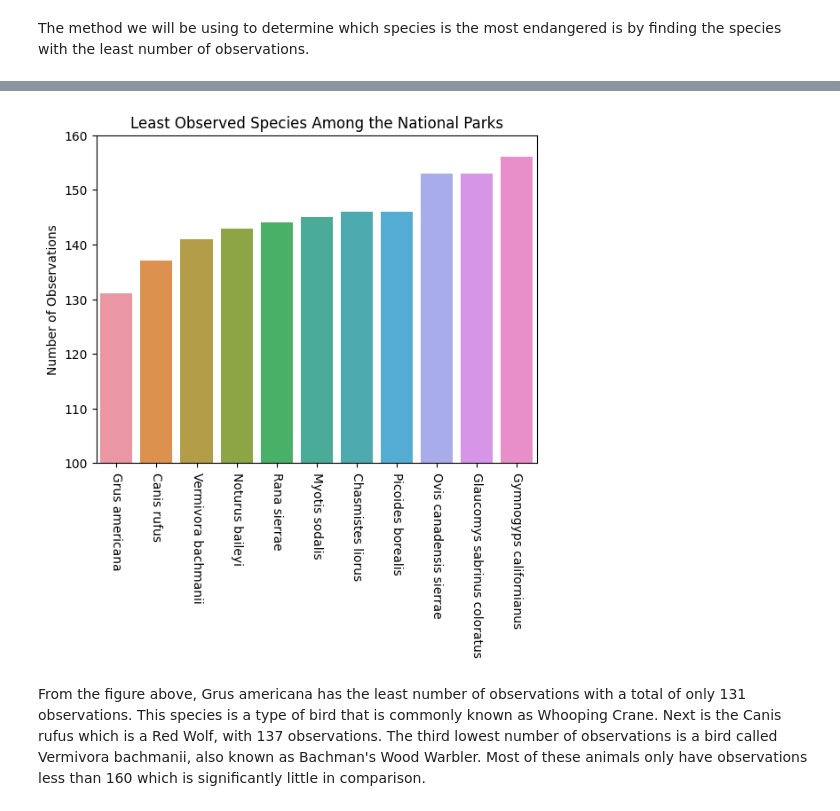
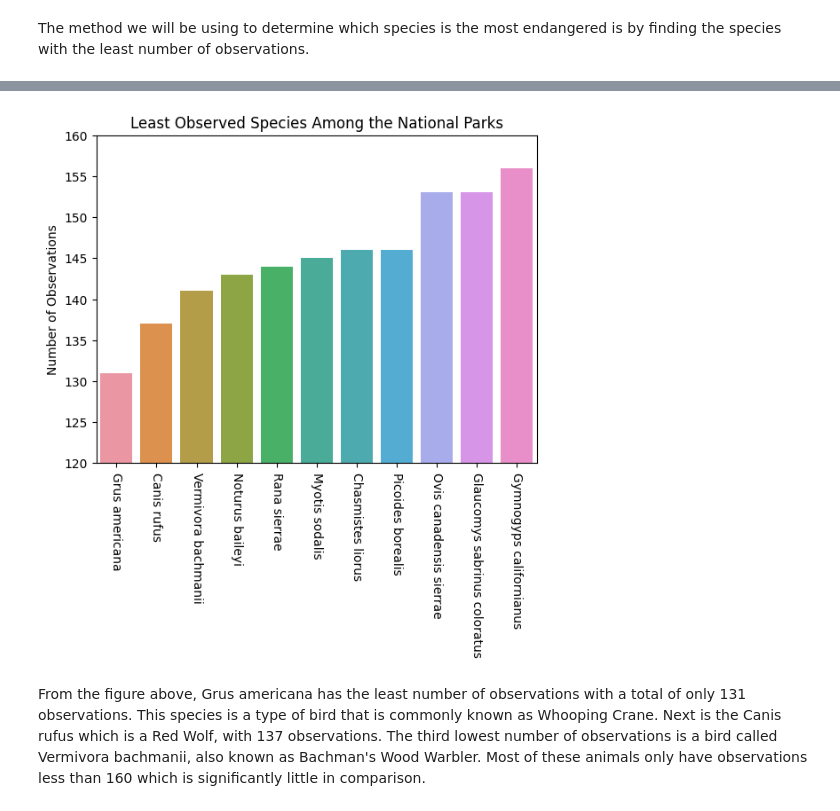
Before and after one commit to LouisThong15/Data-Analysis-Projects, a Jupyter notebook: Biodiversity in National Parks/Data Analysis of Biodiversity in Different National Parks.ipynb, the cells around one changed output, grey strips where cells are left out. Cells and saved outputs as stored; diff of their text form; code cells hidden in the pictures.

```diff
--- a/Biodiversity in National Parks/Data Analysis of Biodiversity in Different National Parks.ipynb
+++ b/Biodiversity in National Parks/Data Analysis of Biodiversity in Different National Parks.ipynb
@@ -391,13 +431,14 @@ least_observed.head(10)
 # %%
 sns.barplot(data = least_observed[0:11], x = 'scientific_name', y = 'observations')
 plt.xticks(rotation = -90)
 plt.ylim(100,160)
 plt.xlabel('')
 plt.ylabel('Number of Observations')
 plt.title('Least Observed Species Among the National Parks')
+plt.ylim(120,160)
 plt.show()
 # %% [output]
-[figure, old version]
+[figure, new version]
 # %% [markdown]
 From the figure above, Grus americana has the least number of observations with a total of only 131 observations. This species is a type of bird that is commonly known as Whooping Crane. Next is the Canis rufus which is a Red Wolf, with 137 observations. The third lowest number of observations is a bird called Vermivora bachmanii, also known as Bachman's Wood Warbler. Most of these animals only have observations less than 160 which is significantly little in comparison.
 # %% [markdown]
```
Also changed, not shown: parts of 21 cells of this notebook.
